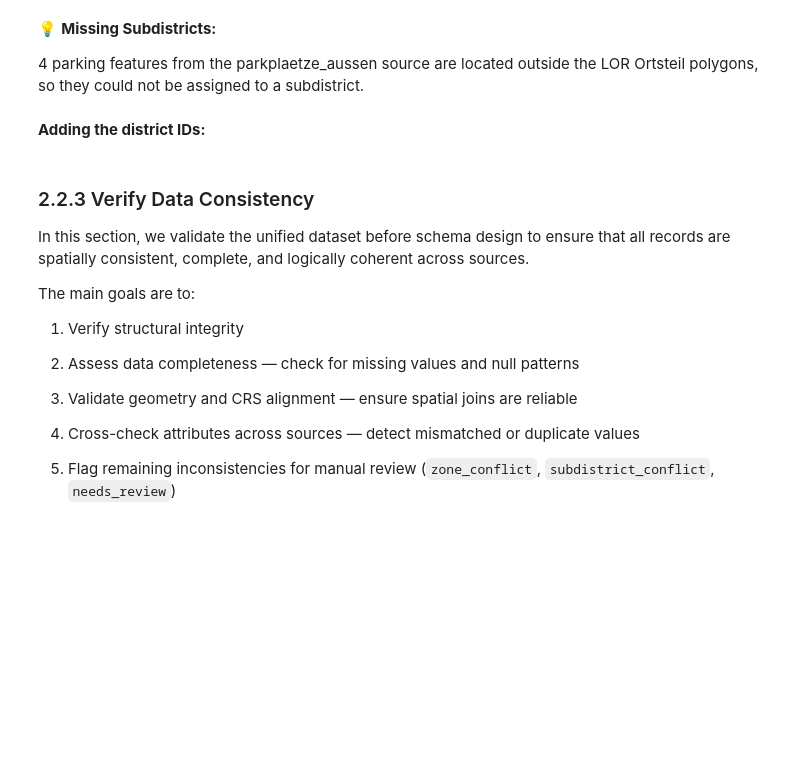
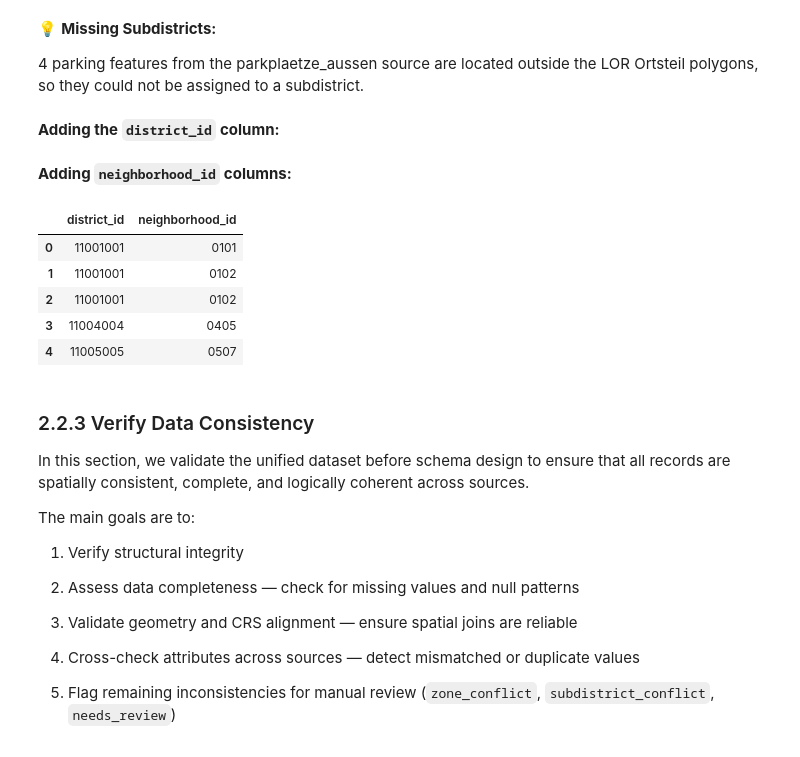
Before and after one commit to Nigar1209/berlin-poi-osm-pipeline, a Jupyter notebook: parking_spaces/scripts/parking_spaces_data_transformation.ipynb, the cells around one changed output. Cells and saved outputs as stored; diff of their text form; code cells hidden in the pictures; blank space fills up the shorter version.

```diff
--- a/parking_spaces/scripts/parking_spaces_data_transformation.ipynb
+++ b/parking_spaces/scripts/parking_spaces_data_transformation.ipynb
@@ -899,7 +895,7 @@ Unmapped subdistricts: 4
 
 4 parking features from the parkplaetze_aussen source are located outside the LOR Ortsteil polygons, so they could not be assigned to a subdistrict.
 # %% [markdown]
-**Adding the district IDs:**
+**Adding the `district_id` column:**
 # %%
 # District mapping to district_id
 district_mapping = {
@@ -924,6 +920,32 @@ final_unified['district_id'] = final_unified['district'].map(district_mapping).a
 failed_mapping = final_unified[final_unified['district_id'].isna()]['district'].unique()
 if len(failed_mapping) > 0:
     print("❌ Failed district to district_id mapping for districts:", failed_mapping)
+# %% [markdown]
+**Adding `neighborhood_id` columns:**
+# %%
+# Rename column for clarity
+districts = districts.rename(columns={'spatial_name': 'neighborhood_id'})
+
+# Spatial join
+final_unified = gpd.sjoin(
+    final_unified,
+    districts[['neighborhood_id', 'geometry']],
+    how='left',
+    predicate='intersects'
+)
+
+# Tidy up
+final_unified = final_unified.drop(columns=['index_right'], errors='ignore')
+
+# Final Check
+final_unified[['district_id', 'neighborhood_id']].head()
+# %% [output]
+|  | district_id | neighborhood_id |
+| 0 | 11001001 | 0101 |
+| 1 | 11001001 | 0102 |
+| 2 | 11001001 | 0102 |
+| 3 | 11004004 | 0405 |
+| 4 | 11005005 | 0507 |
 # %% [markdown]
 ### 2.2.3 Verify Data Consistency
 
```
Also changed, not shown: parts of 15 cells of this notebook.
